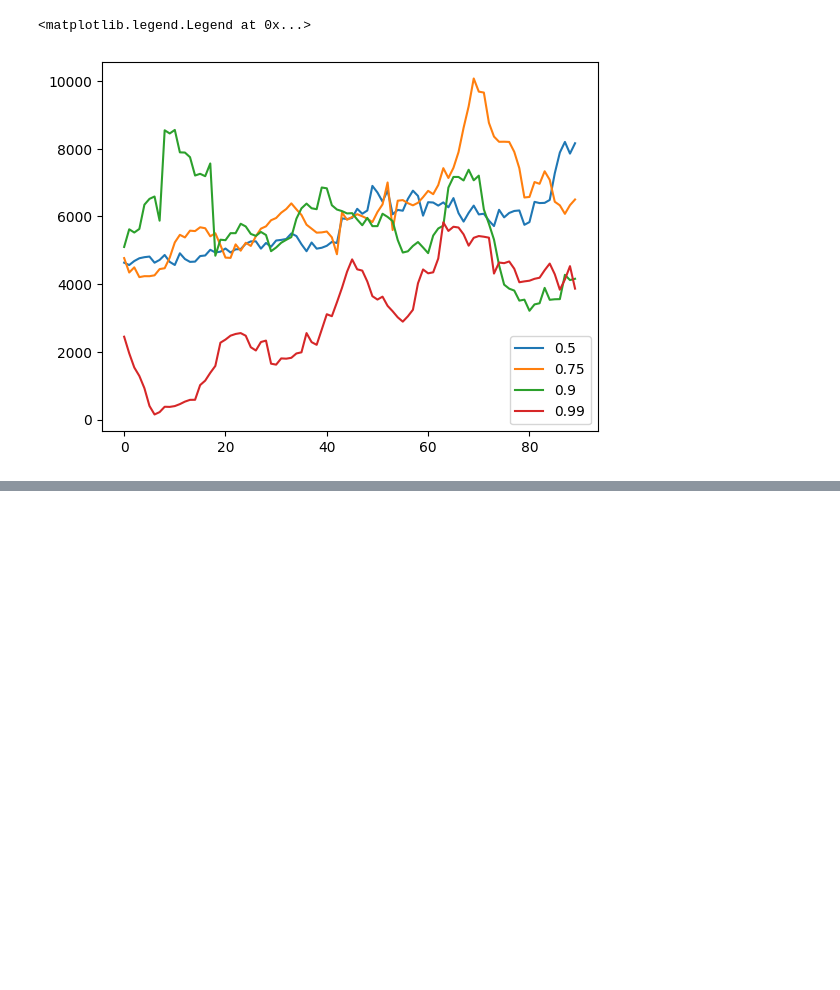
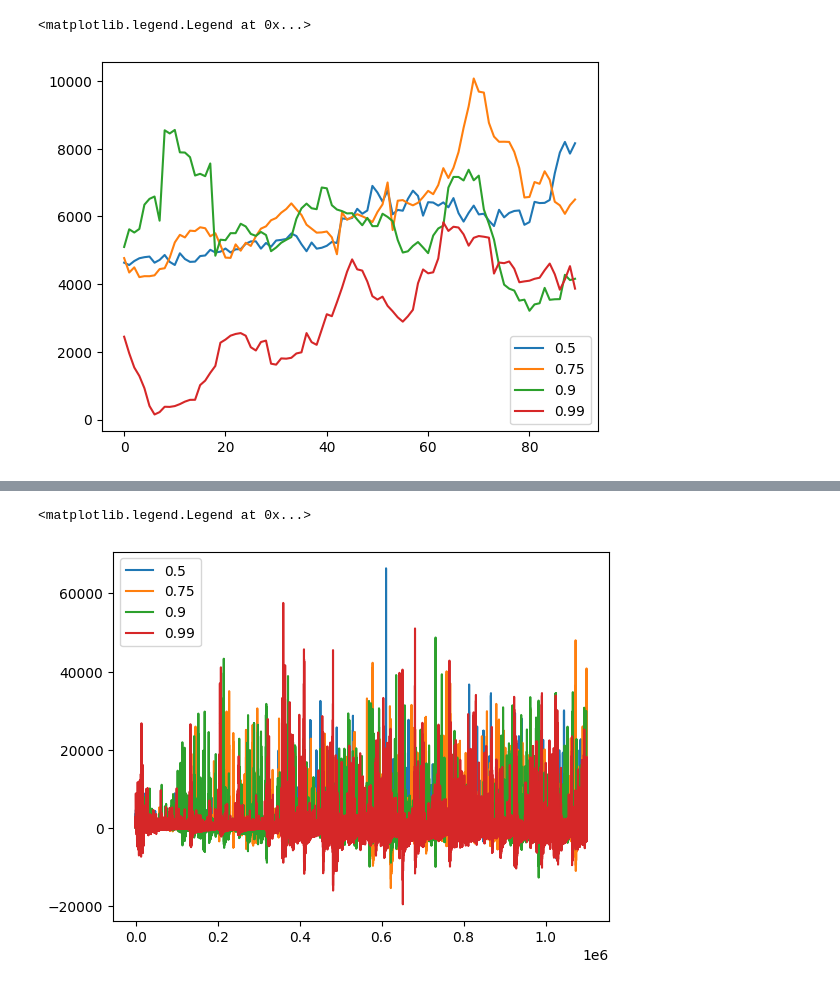
Before and after one commit to na-trium-144/pumila, a Jupyter notebook: notebook/pumila10.ipynb, the cells around one changed output, grey strips where cells are left out. Saved outputs shown, nothing was run; the diff lists cells and outputs as text; code cells hidden in the pictures; blank space fills up the shorter version.

```diff
--- a/notebook/pumila10.ipynb
+++ b/notebook/pumila10.ipynb
@@ -145,0 +152,7 @@ gamma = 0.5
+# %%
+l = min(len(m.diff_history) for m in models)
+plt.plot(np.array([m.diff_history[:l] for m in models]).T, label=[0.5, 0.75, 0.9, 0.99])
+plt.legend()
+# %% [output]
+<matplotlib.legend.Legend at 0x...>
+[figure, added]
```
Also changed, not shown: parts of 5 cells of this notebook, 2 other files.
